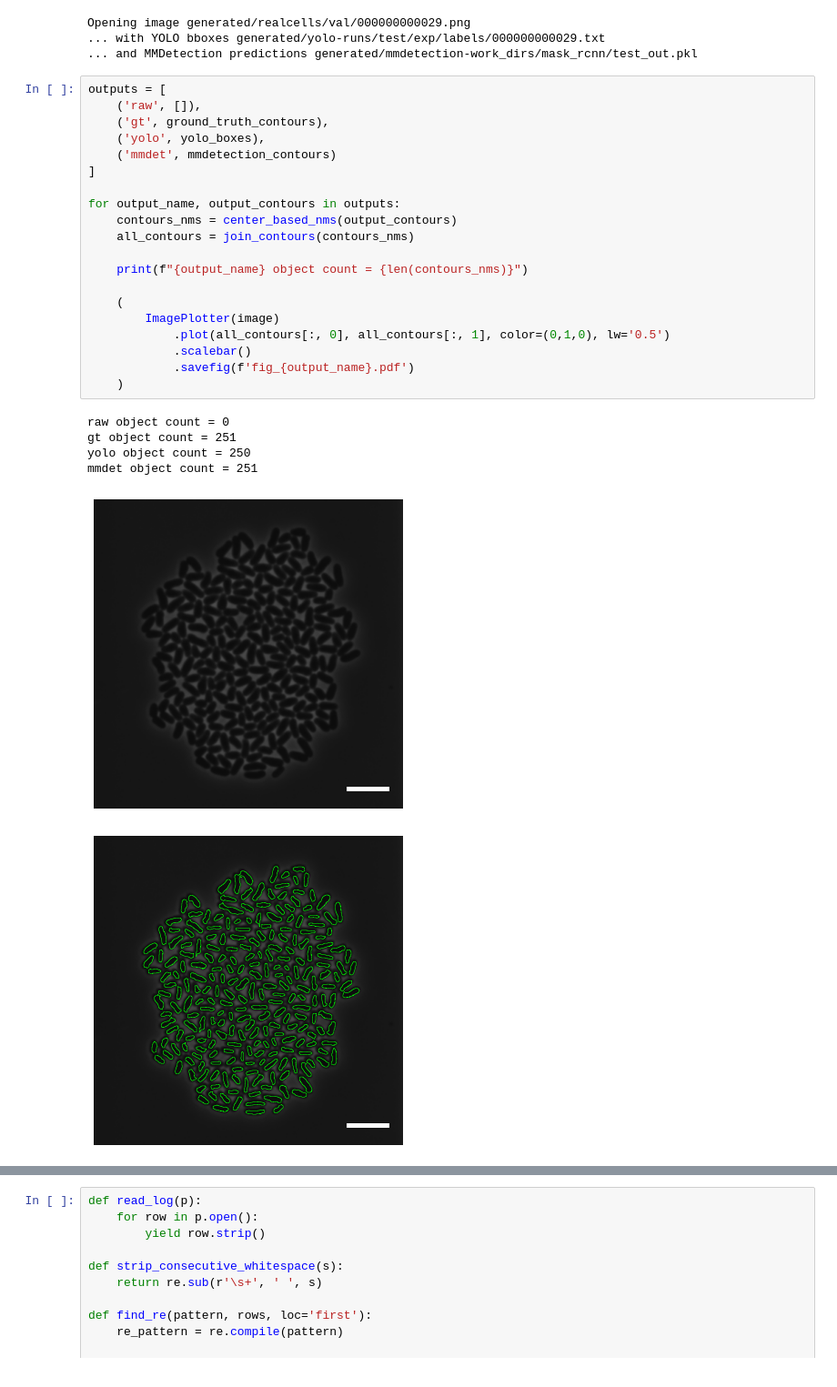
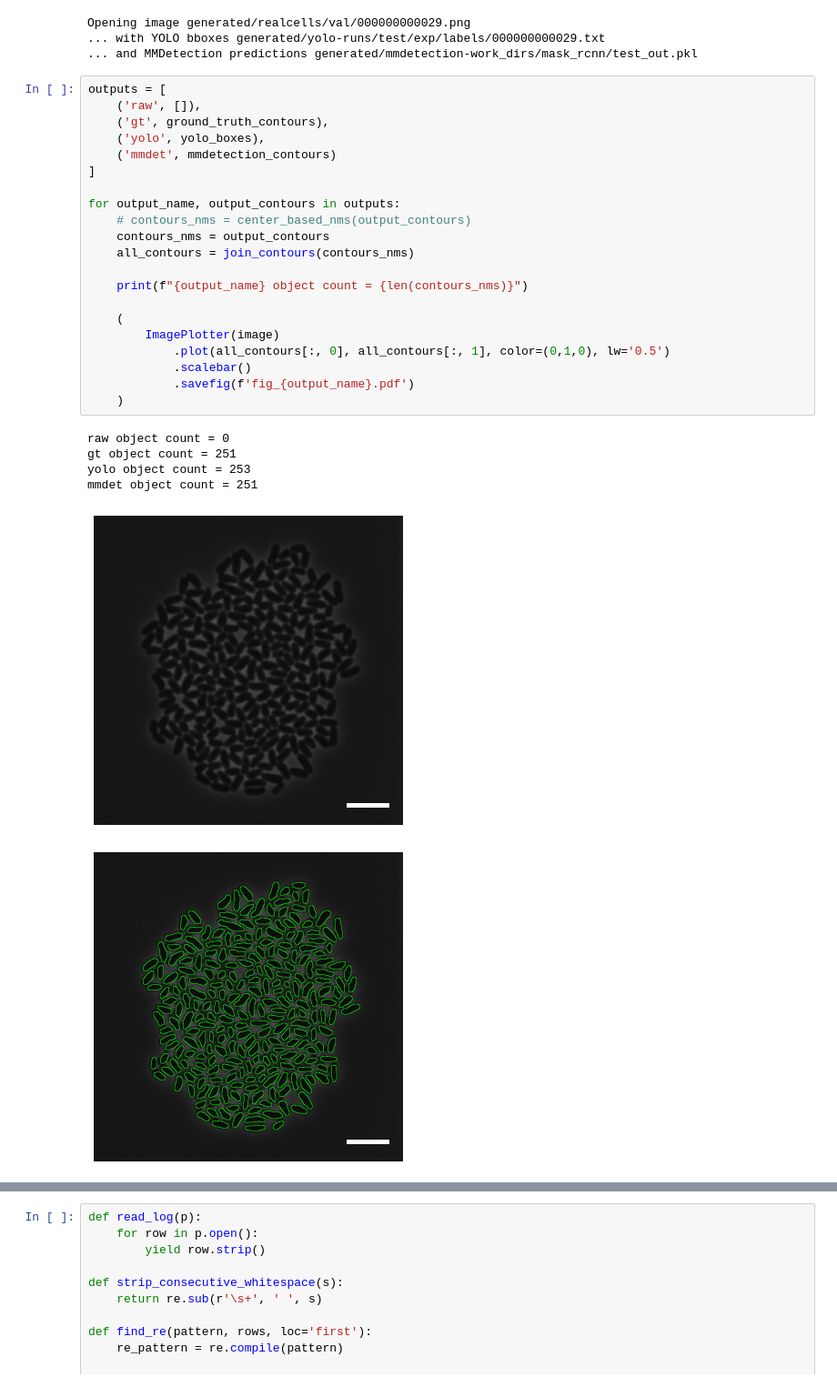
Before and after one commit to modsim/CellSium, a Jupyter notebook: Figure Generation.ipynb, the cells around one changed output, grey strips where cells are left out. Shown: that part at 91% size. Drawn from its saved outputs; the diff is of its cells as text.

```diff
--- a/Figure Generation.ipynb
+++ b/Figure Generation.ipynb
@@ -194,27 +194,28 @@ Opening image generated/realcells/val/000000000029.png
 # %%
 outputs = [
     ('raw', []),
     ('gt', ground_truth_contours),
     ('yolo', yolo_boxes),
     ('mmdet', mmdetection_contours)
 ]
 
 for output_name, output_contours in outputs:
-    contours_nms = center_based_nms(output_contours)
+    # contours_nms = center_based_nms(output_contours)
+    contours_nms = output_contours
     all_contours = join_contours(contours_nms)
 
     print(f"{output_name} object count = {len(contours_nms)}")
 
     (
         ImagePlotter(image)
             .plot(all_contours[:, 0], all_contours[:, 1], color=(0,1,0), lw='0.5')
             .scalebar()
             .savefig(f'fig_{output_name}.pdf')
     )
 # %% [output]
 raw object count = 0
 gt object count = 251
-yolo object count = 250
+yolo object count = 253
 mmdet object count = 251
 [figure]
-[figure, old version]
+[figure, new version]
```
Also changed, not shown: parts of 3 cells of this notebook, 2 other files.
